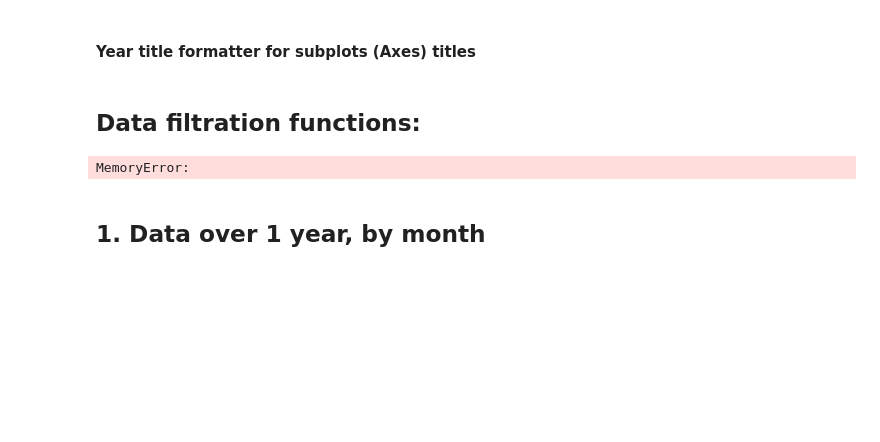
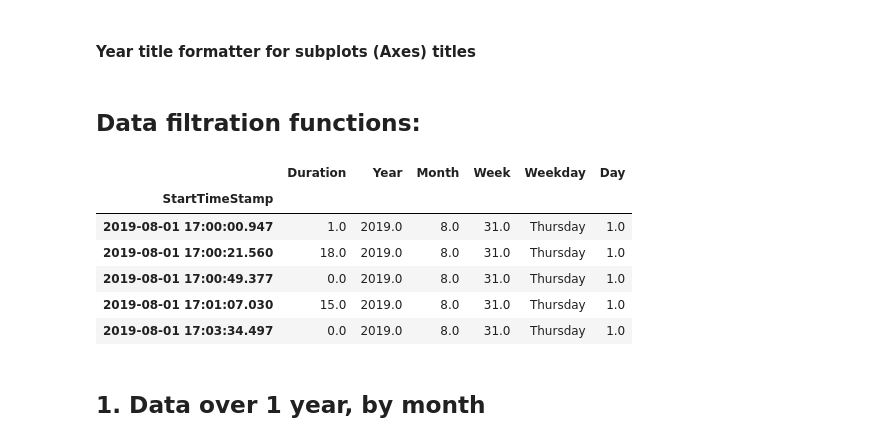
Before and after one commit to leilanihagen/interject-datacell-request-time-data-exploration, a Jupyter notebook: datacell_request_time_v2.ipynb, the cells around one changed output. Cells and saved outputs as stored; diff of their text form; code cells hidden in the pictures; blank space fills up the shorter version.

```diff
--- a/datacell_request_time_v2.ipynb
+++ b/datacell_request_time_v2.ipynb
@@ -227,10 +324,16 @@ def drop_weekends(dataframe: pd.DataFrame) -> pd.DataFrame:
     return dataframe_no_weekends
 # %%
 # Test:
-all_requests_dates_no_weekends = drop_weekends(all_requests_dates)
-all_requests_dates_no_weekends.head()
+requests_dates_no_weekends = drop_weekends(requests_dates)
+requests_dates_no_weekends.head()
 # %% [output]
-MemoryError:
+|  | Duration | Year | Month | Week | Weekday | Day |
+| StartTimeStamp |  |  |  |  |  |  |
+| 2019-08-01 17:00:00.947 | 1.0 | 2019.0 | 8.0 | 31.0 | Thursday | 1.0 |
+| 2019-08-01 17:00:21.560 | 18.0 | 2019.0 | 8.0 | 31.0 | Thursday | 1.0 |
+| 2019-08-01 17:00:49.377 | 0.0 | 2019.0 | 8.0 | 31.0 | Thursday | 1.0 |
+| 2019-08-01 17:01:07.030 | 15.0 | 2019.0 | 8.0 | 31.0 | Thursday | 1.0 |
+| 2019-08-01 17:03:34.497 | 0.0 | 2019.0 | 8.0 | 31.0 | Thursday | 1.0 |
 # %% [markdown]
 ## 1. Data over 1 year, by month
 # %% [markdown]
```
Also changed, not shown: parts of 28 cells of this notebook.
